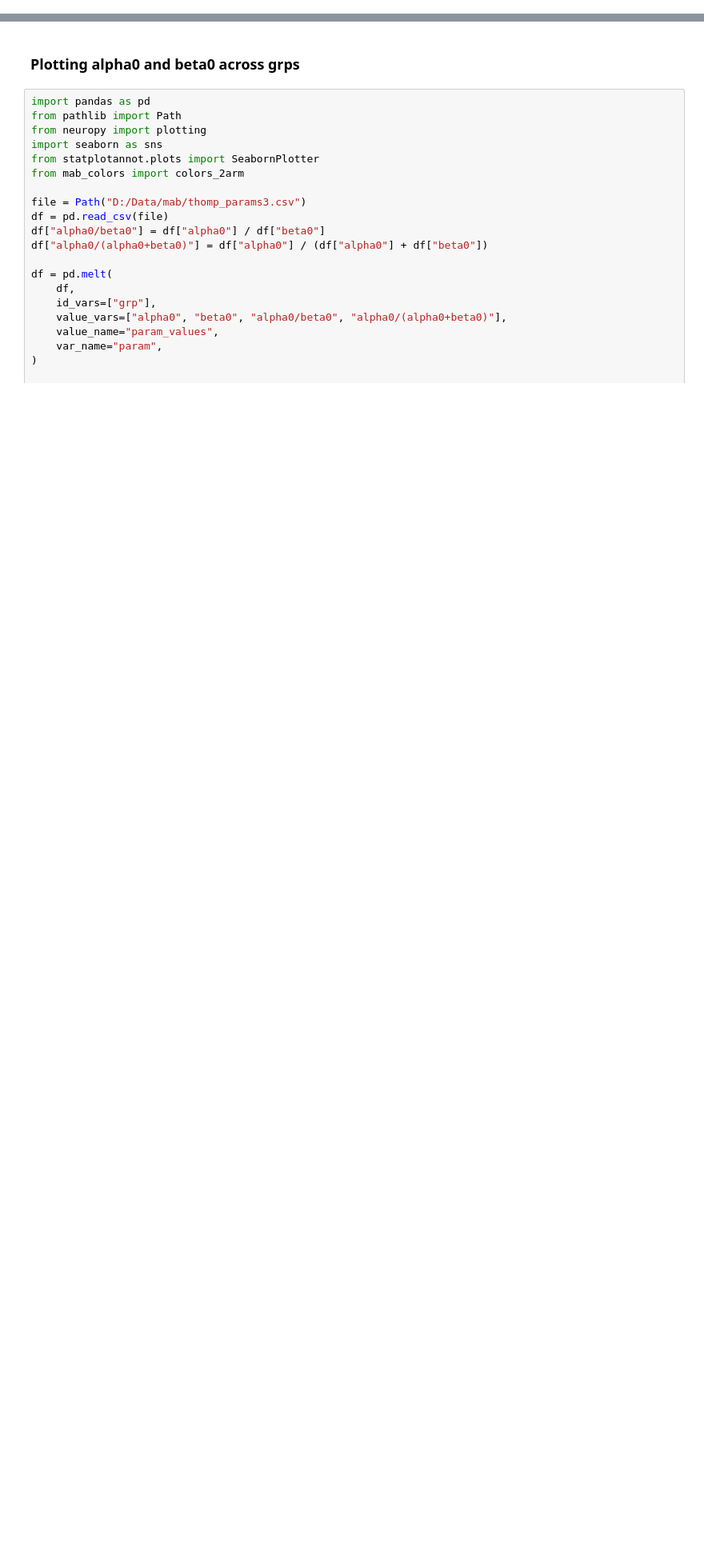
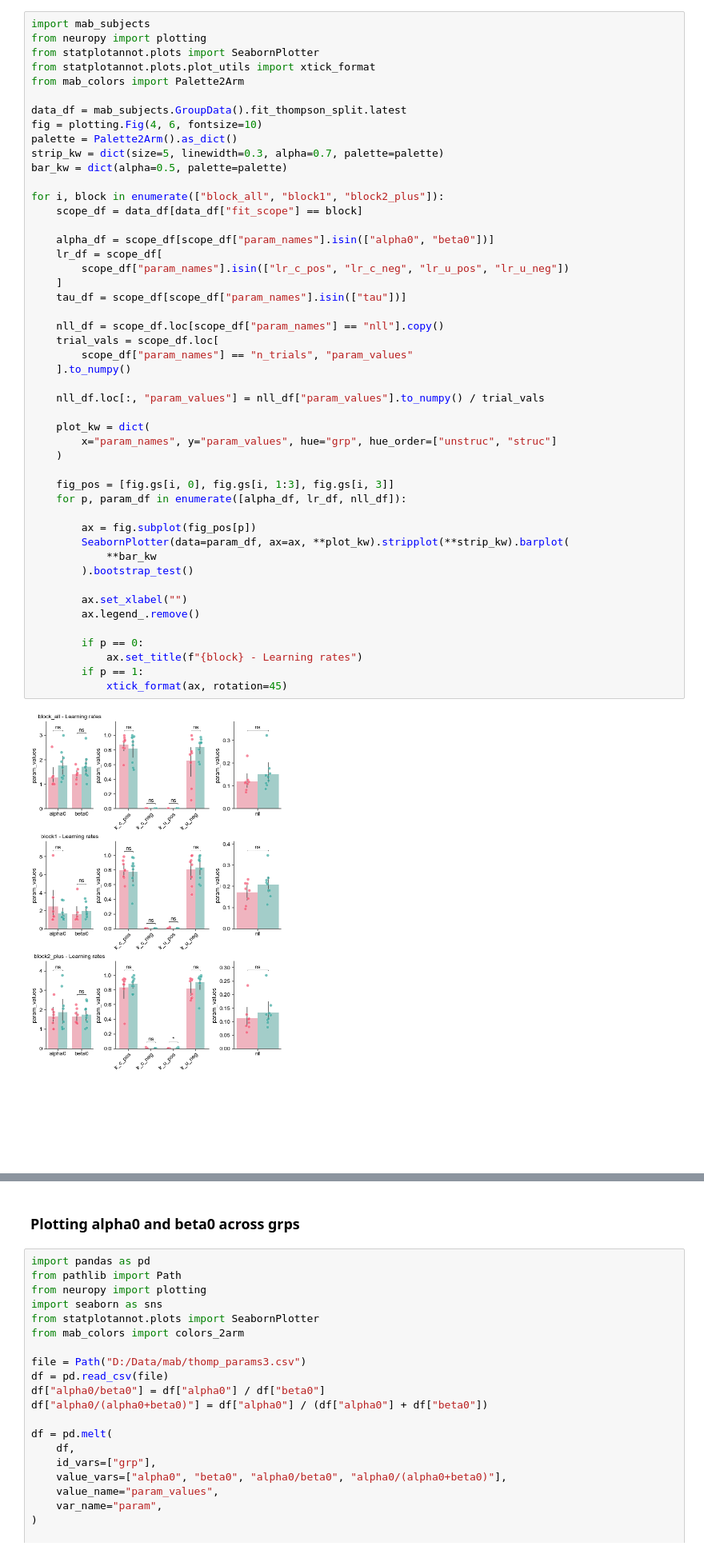
Before and after one commit to bapungiri/py_adlab_bg, a Jupyter notebook: mab_thrompson_anlaysis1.ipynb, the cells around one changed output, grey strips where cells are left out. Shown at 80% size. Cells and saved outputs as stored; diff of their text form; blank space fills up the shorter version.

```diff
--- a/mab_thrompson_anlaysis1.ipynb
+++ b/mab_thrompson_anlaysis1.ipynb
@@ -0,0 +3,50 @@
+# %%
+import mab_subjects
+from neuropy import plotting
+from statplotannot.plots import SeabornPlotter
+from statplotannot.plots.plot_utils import xtick_format
+from mab_colors import Palette2Arm
+
+data_df = mab_subjects.GroupData().fit_thompson_split.latest
+fig = plotting.Fig(4, 6, fontsize=10)
+palette = Palette2Arm().as_dict()
+strip_kw = dict(size=5, linewidth=0.3, alpha=0.7, palette=palette)
+bar_kw = dict(alpha=0.5, palette=palette)
+
+for i, block in enumerate(["block_all", "block1", "block2_plus"]):
+    scope_df = data_df[data_df["fit_scope"] == block]
+
+    alpha_df = scope_df[scope_df["param_names"].isin(["alpha0", "beta0"])]
+    lr_df = scope_df[
+        scope_df["param_names"].isin(["lr_c_pos", "lr_c_neg", "lr_u_pos", "lr_u_neg"])
+    ]
+    tau_df = scope_df[scope_df["param_names"].isin(["tau"])]
+
+    nll_df = scope_df.loc[scope_df["param_names"] == "nll"].copy()
+    trial_vals = scope_df.loc[
+        scope_df["param_names"] == "n_trials", "param_values"
+    ].to_numpy()
+
+    nll_df.loc[:, "param_values"] = nll_df["param_values"].to_numpy() / trial_vals
+
+    plot_kw = dict(
+        x="param_names", y="param_values", hue="grp", hue_order=["unstruc", "struc"]
+    )
+
+    fig_pos = [fig.gs[i, 0], fig.gs[i, 1:3], fig.gs[i, 3]]
+    for p, param_df in enumerate([alpha_df, lr_df, nll_df]):
+
+        ax = fig.subplot(fig_pos[p])
+        SeabornPlotter(data=param_df, ax=ax, **plot_kw).stripplot(**strip_kw).barplot(
+            **bar_kw
+        ).bootstrap_test()
+
+        ax.set_xlabel("")
+        ax.legend_.remove()
+
+        if p == 0:
+            ax.set_title(f"{block} - Learning rates")
+        if p == 1:
+            xtick_format(ax, rotation=45)
+# %% [output]
+[figure, added]
```
Also changed, not shown: parts of 2 cells of this notebook, 5 other files.
